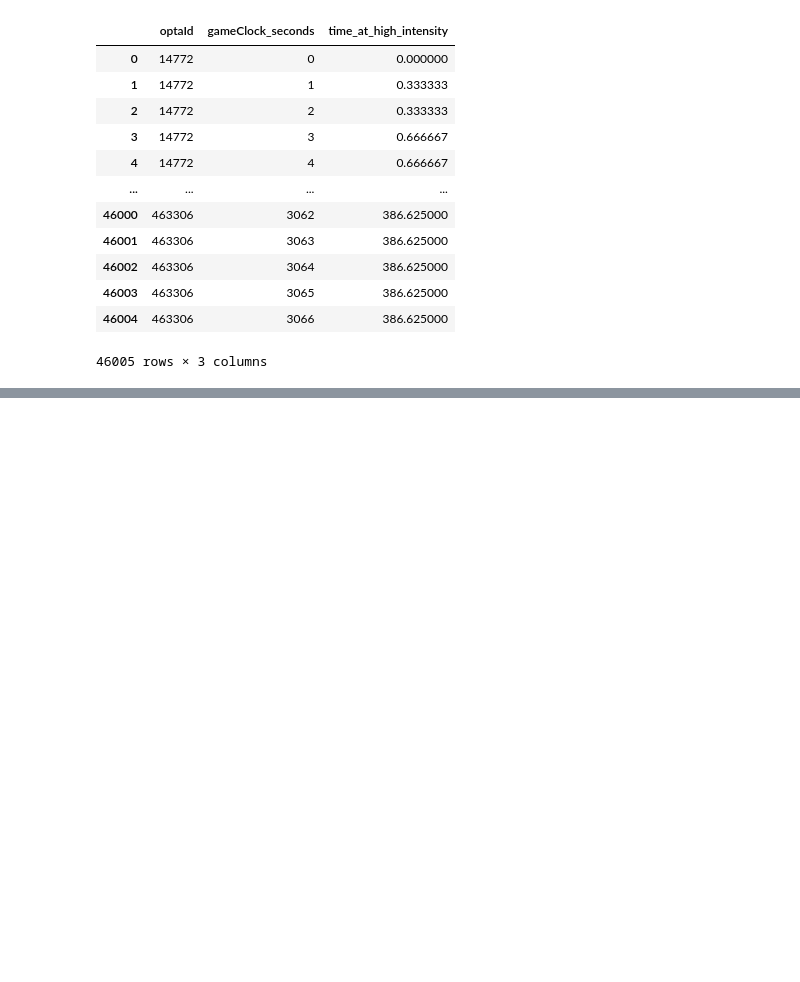
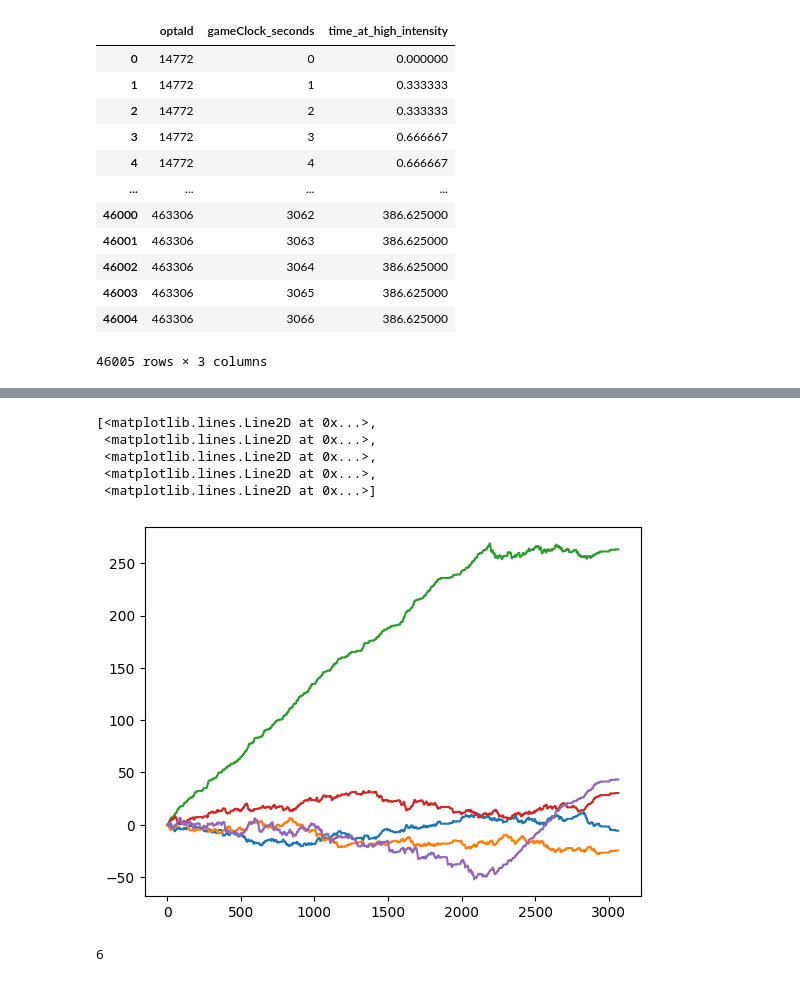
Before and after one commit to fstorme/ManHackathonIrmes, a Jupyter notebook: examples/HMM on metabolic data.ipynb, the cells around one changed output, grey strips where cells are left out. Drawn from its saved outputs; the diff is of its cells as text; code cells hidden in the pictures; blank space fills up the shorter version.

```diff
--- a/examples/HMM on metabolic data.ipynb
+++ b/examples/HMM on metabolic data.ipynb
@@ -503,0 +525,23 @@ df_traj
+# %%
+pivoted_table = (sub_df[['trace_id', 'gameClock_seconds', 'time_at_high_intensity']]
+                 .pivot(index='gameClock_seconds',
+                        values='time_at_high_intensity',
+                        columns='trace_id'
+                        ))
+# %%
+mean_traj = df_traj.loc[df_traj['optaId']==14772, 'time_at_high_intensity']
+mean_traj_mat = np.matmul(mean_traj.values.reshape(-1,1), np.ones((1,len(pivoted_table.columns))))
+écart = mean_traj_mat - pivoted_table.values
+# %%
+plt.plot(écart)
+# %% [output]
+[<matplotlib.lines.Line2D at 0x...>,
+ <matplotlib.lines.Line2D at 0x...>,
+ <matplotlib.lines.Line2D at 0x...>,
+ <matplotlib.lines.Line2D at 0x...>,
+ <matplotlib.lines.Line2D at 0x...>]
+[figure, added]
+# %%
+len(pivoted_table.columns)
+# %% [output]
+6
```
Also changed, not shown: parts of 10 cells of this notebook.
